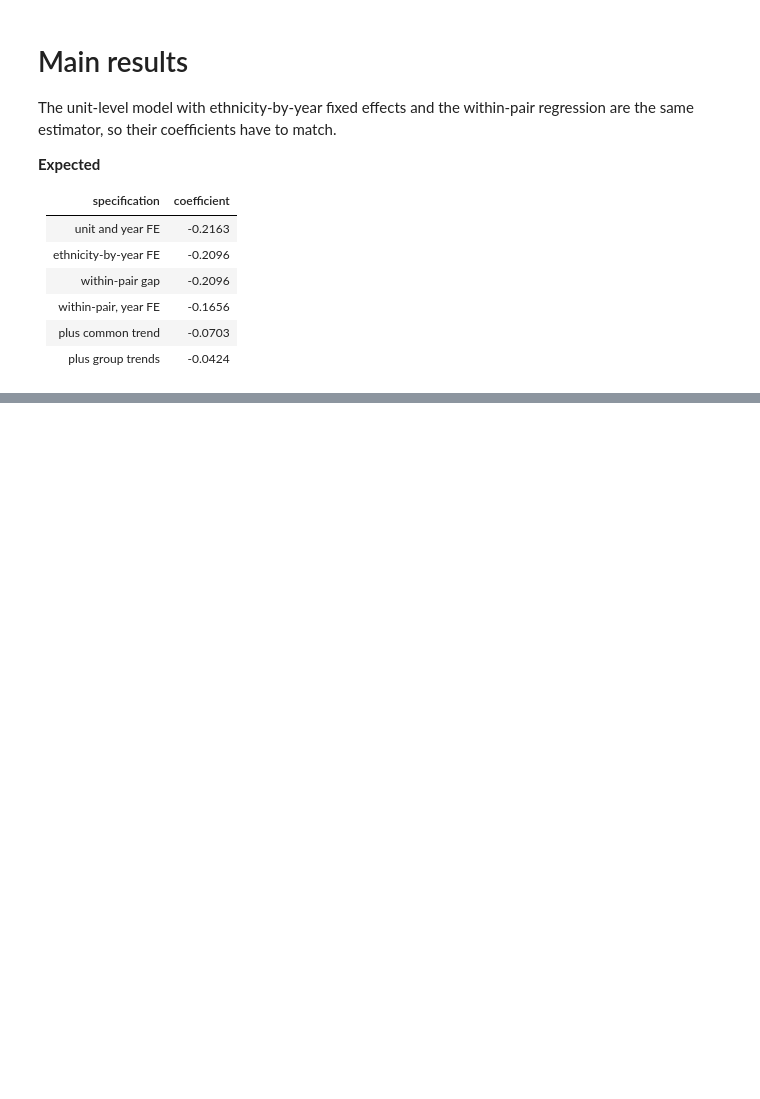
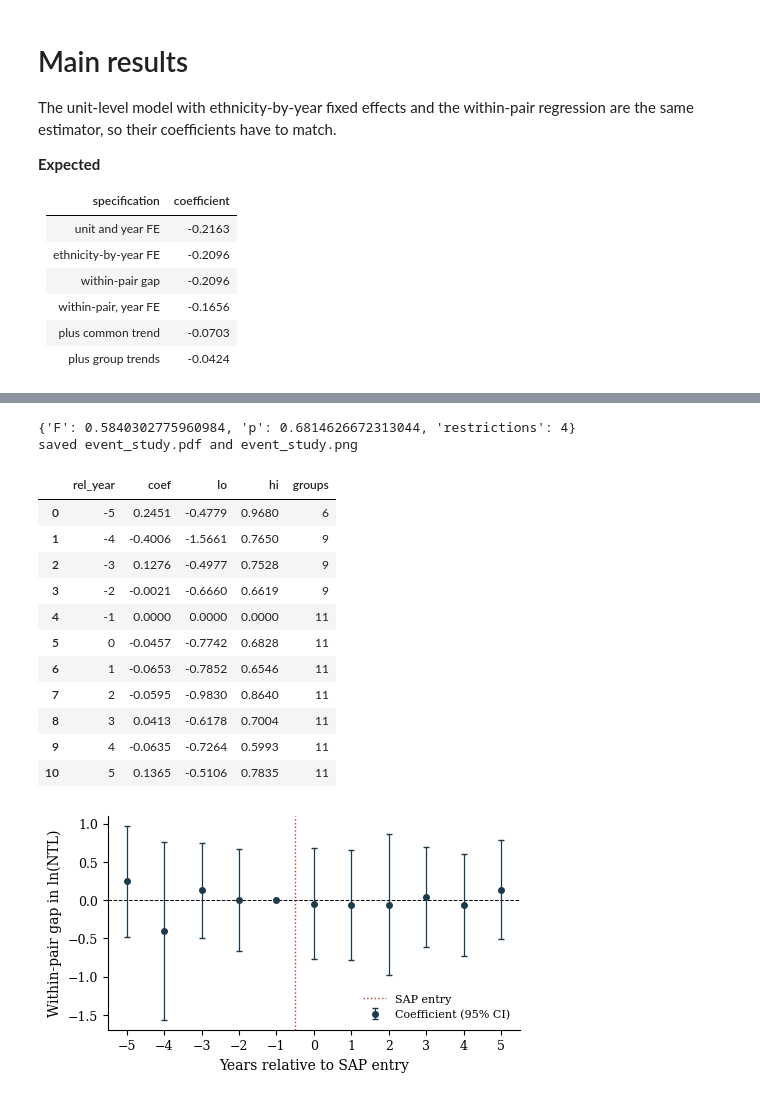
Before and after one commit to KarlMRose/ba-sap-border-did, a Jupyter notebook: notebooks/04_results.ipynb, the cells around one changed output, grey strips where cells are left out. Cells and saved outputs as stored; diff of their text form; code cells hidden in the pictures; blank space fills up the shorter version.

```diff
--- a/notebooks/04_results.ipynb
+++ b/notebooks/04_results.ipynb
@@ -38,4 +58,21 @@ estimation.cohort_effects(pair).round(4)
 # %%
 coefs, model, terms = estimation.event_study(pair)
 print(estimation.pretrend_test(model, terms))
+figures.event_study(coefs)
 coefs.round(4)
+# %% [output]
+{'F': 0.5840302775960984, 'p': 0.6814626672313044, 'restrictions': 4}
+saved event_study.pdf and event_study.png
+|  | rel_year | coef | lo | hi | groups |
+| 0 | -5 | 0.2451 | -0.4779 | 0.9680 | 6 |
+| 1 | -4 | -0.4006 | -1.5661 | 0.7650 | 9 |
+| 2 | -3 | 0.1276 | -0.4977 | 0.7528 | 9 |
+| 3 | -2 | -0.0021 | -0.6660 | 0.6619 | 9 |
+| 4 | -1 | 0.0000 | 0.0000 | 0.0000 | 11 |
+| 5 | 0 | -0.0457 | -0.7742 | 0.6828 | 11 |
+| 6 | 1 | -0.0653 | -0.7852 | 0.6546 | 11 |
+| 7 | 2 | -0.0595 | -0.9830 | 0.8640 | 11 |
+| 8 | 3 | 0.0413 | -0.6178 | 0.7004 | 11 |
+| 9 | 4 | -0.0635 | -0.7264 | 0.5993 | 11 |
+| 10 | 5 | 0.1365 | -0.5106 | 0.7835 | 11 |
+[figure, added]
```
Also changed, not shown: parts of 8 cells of this notebook, 5 other files.
